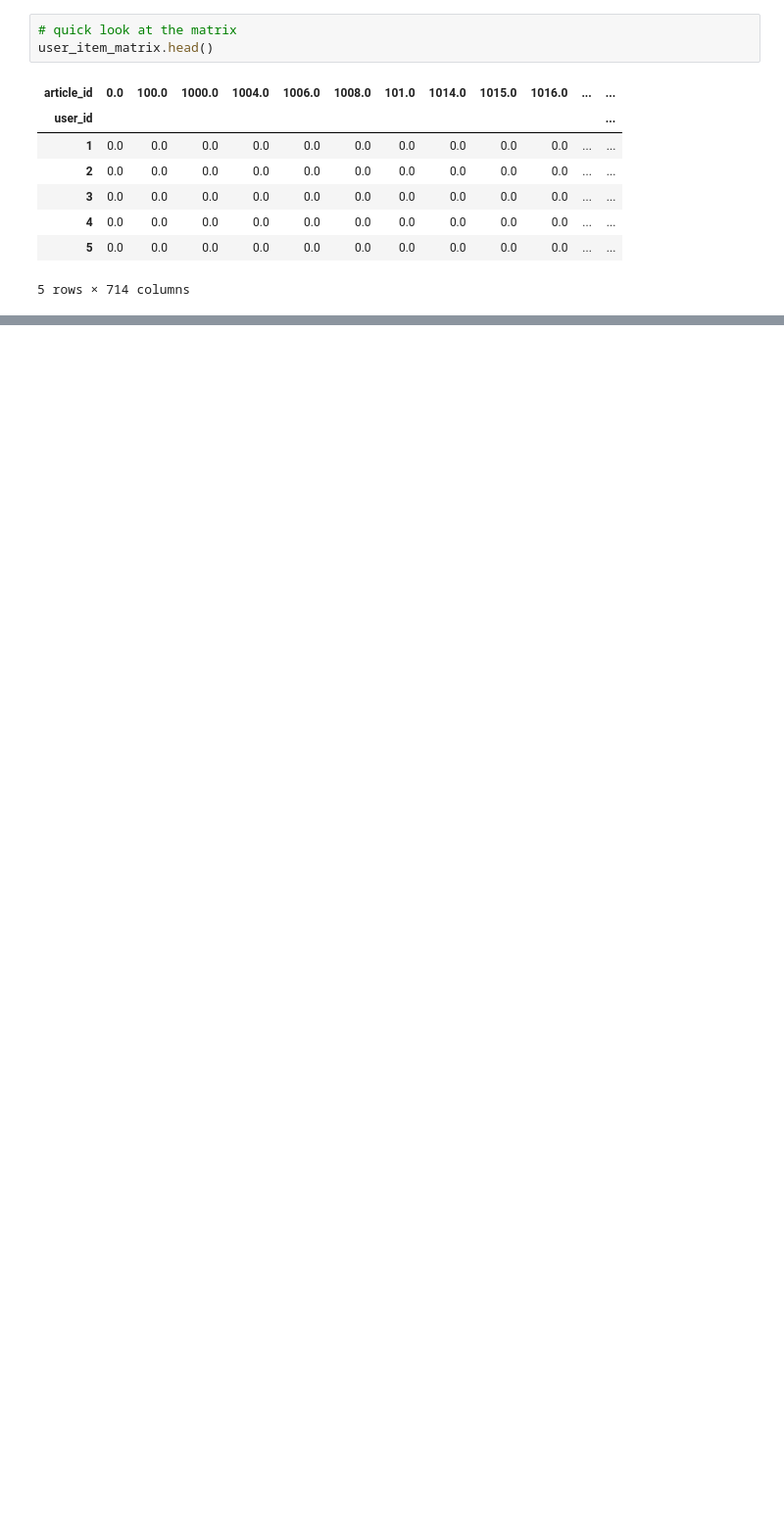
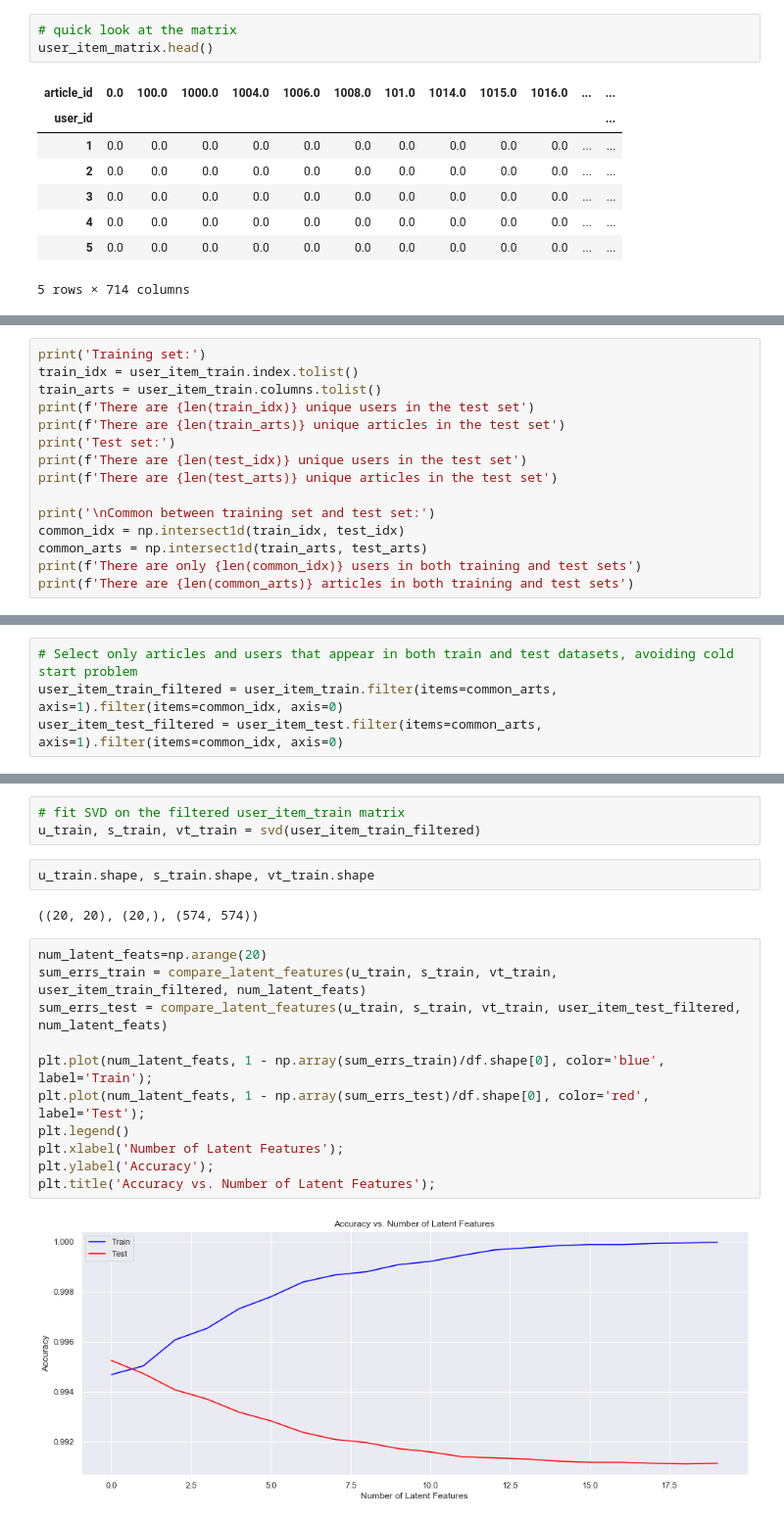
Before and after one commit to marcelokscunha/projects, a Jupyter notebook: recommendations/Recommendations_with_IBM.ipynb, the cells around one changed output, grey strips where cells are left out. Shown at 98% size. Saved outputs shown, nothing was run; the diff lists cells and outputs as text; blank space fills up the shorter version.

```diff
--- a/recommendations/Recommendations_with_IBM.ipynb
+++ b/recommendations/Recommendations_with_IBM.ipynb
@@ -1598,0 +1595,15 @@ call(['python', '-m', 'nbconvert', 'Recommendations_with_IBM.ipynb'])
+# %%
+print('Training set:')
+train_idx = user_item_train.index.tolist()
+train_arts = user_item_train.columns.tolist()
+print(f'There are {len(train_idx)} unique users in the test set')
+print(f'There are {len(train_arts)} unique articles in the test set')
+print('Test set:')
+print(f'There are {len(test_idx)} unique users in the test set')
+print(f'There are {len(test_arts)} unique articles in the test set')
+
+print('\nCommon between training set and test set:')
+common_idx = np.intersect1d(train_idx, test_idx)
+common_arts = np.intersect1d(train_arts, test_arts)
+print(f'There are only {len(common_idx)} users in both training and test sets')
+print(f'There are {len(common_arts)} articles in both training and test sets')
@@ -1598,0 +1645,4 @@ call(['python', '-m', 'nbconvert', 'Recommendations_with_IBM.ipynb'])
+# %%
+# Select only articles and users that appear in both train and test datasets, avoiding cold start problem
+user_item_train_filtered = user_item_train.filter(items=common_arts, axis=1).filter(items=common_idx, axis=0)
+user_item_test_filtered = user_item_test.filter(items=common_arts, axis=1).filter(items=common_idx, axis=0)
@@ -1598,0 +1656,20 @@ call(['python', '-m', 'nbconvert', 'Recommendations_with_IBM.ipynb'])
+# %%
+# fit SVD on the filtered user_item_train matrix
+u_train, s_train, vt_train = svd(user_item_train_filtered)
+# %%
+u_train.shape, s_train.shape, vt_train.shape
+# %% [output]
+((20, 20), (20,), (574, 574))
+# %%
+num_latent_feats=np.arange(20)
+sum_errs_train = compare_latent_features(u_train, s_train, vt_train, user_item_train_filtered, num_latent_feats)
+sum_errs_test = compare_latent_features(u_train, s_train, vt_train, user_item_test_filtered, num_latent_feats)
+
+plt.plot(num_latent_feats, 1 - np.array(sum_errs_train)/df.shape[0], color='blue', label='Train');
+plt.plot(num_latent_feats, 1 - np.array(sum_errs_test)/df.shape[0], color='red', label='Test');
+plt.legend()
+plt.xlabel('Number of Latent Features');
+plt.ylabel('Accuracy');
+plt.title('Accuracy vs. Number of Latent Features');
+# %% [output]
+[figure, added]
```
Also changed, not shown: parts of 61 cells of this notebook, 2 other files.
